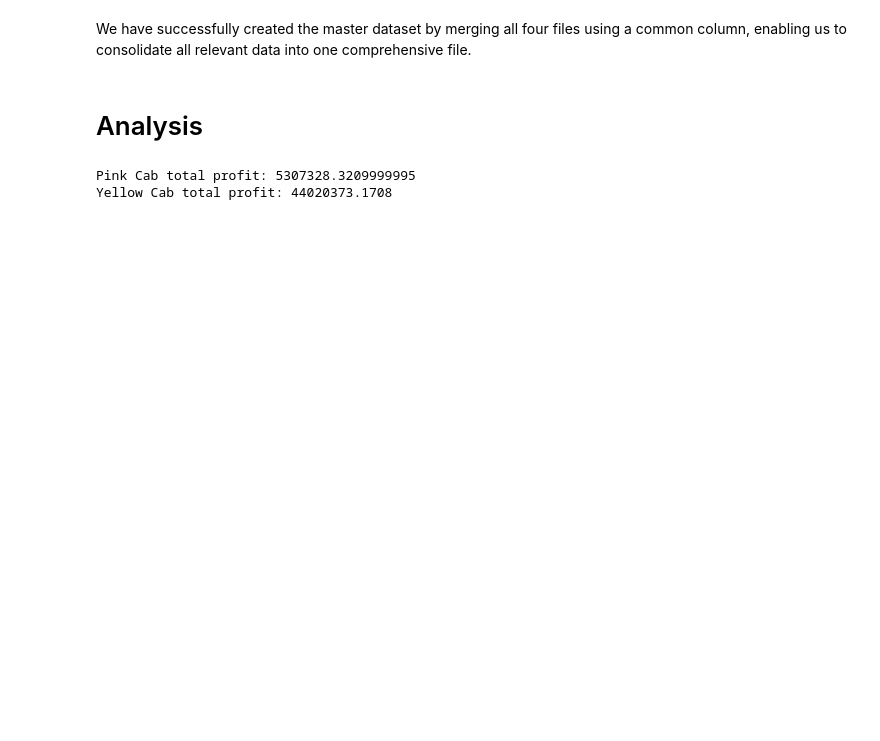
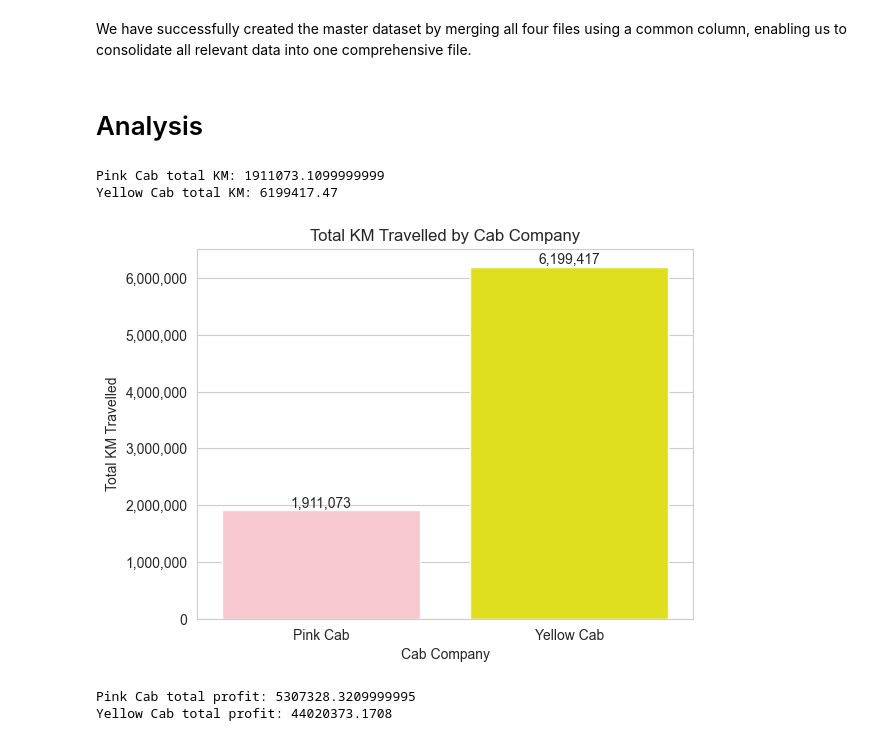
Before and after one commit to tassalor1/data_glacier, a Jupyter notebook: G2M Case Study/EDA.ipynb, the cells around one changed output. Cells and saved outputs as stored; diff of their text form; code cells hidden in the pictures; blank space fills up the shorter version.

```diff
--- a/G2M Case Study/EDA.ipynb
+++ b/G2M Case Study/EDA.ipynb
@@ -364,0 +373,4 @@ cab_df
+# %%
+# Create a new column in the cab dataframe to group the distances travelled into categories
+cab_df['Distance Group'] = pd.cut(cab_df['KM Travelled'], bins=[0, 10, 20, 40, float('inf')], labels=['under 10km', '10-19km', '20-39km', 'over 40km'])
+cab_df
@@ -371,4 +397,43 @@ We have successfully created the master dataset by merging all four files using
 pink_df = cab_df[cab_df['Company'] == 'Pink Cab']
 
 yellow_df = cab_df[cab_df['Company'] == 'Yellow Cab']
+# %%
+# Calculate total KM Travelled for each company
+pink_total_km = pink_df['KM Travelled']
+yellow_total_km = yellow_df['KM Travelled']
+
+print("Pink Cab total KM:", pink_total_km.sum())
+print("Yellow Cab total KM:", yellow_total_km.sum())
+# %% [output]
+Pink Cab total KM: 1911073.1099999999
+Yellow Cab total KM: 6199417.47
+# %%
+# Set custom color palette
+colors = ["#FFC0CB", "#FFFF00"]
+
+# Create a bar plot using SNS
+ax = sns.barplot(x=["Pink Cab", "Yellow Cab"], y=[pink_total_km.sum(), yellow_total_km.sum()], palette=colors)
+
+# Format y-axis
+fmt = '{x:,.0f}'
+tick = mtick.StrMethodFormatter(fmt)
+ax.yaxis.set_major_formatter(tick)
+
+# Add labels and title
+plt.xlabel("Cab Company")
+plt.ylabel("Total KM Travelled")
+plt.title("Total KM Travelled by Cab Company")
+
+# Add values on top of each bar
+for p in ax.patches:
+    value = "{:,.0f}".format(p.get_height())
+    ax.annotate(value,
+                (p.get_x() + p.get_width() / 2., p.get_height()),
+                ha='center', va='center',
+                xytext=(0, 5),
+                textcoords='offset points')
+
+plt.show()
+# %% [output]
+[figure, added]
 # %%
```
Also changed, not shown: parts of 38 cells of this notebook.
